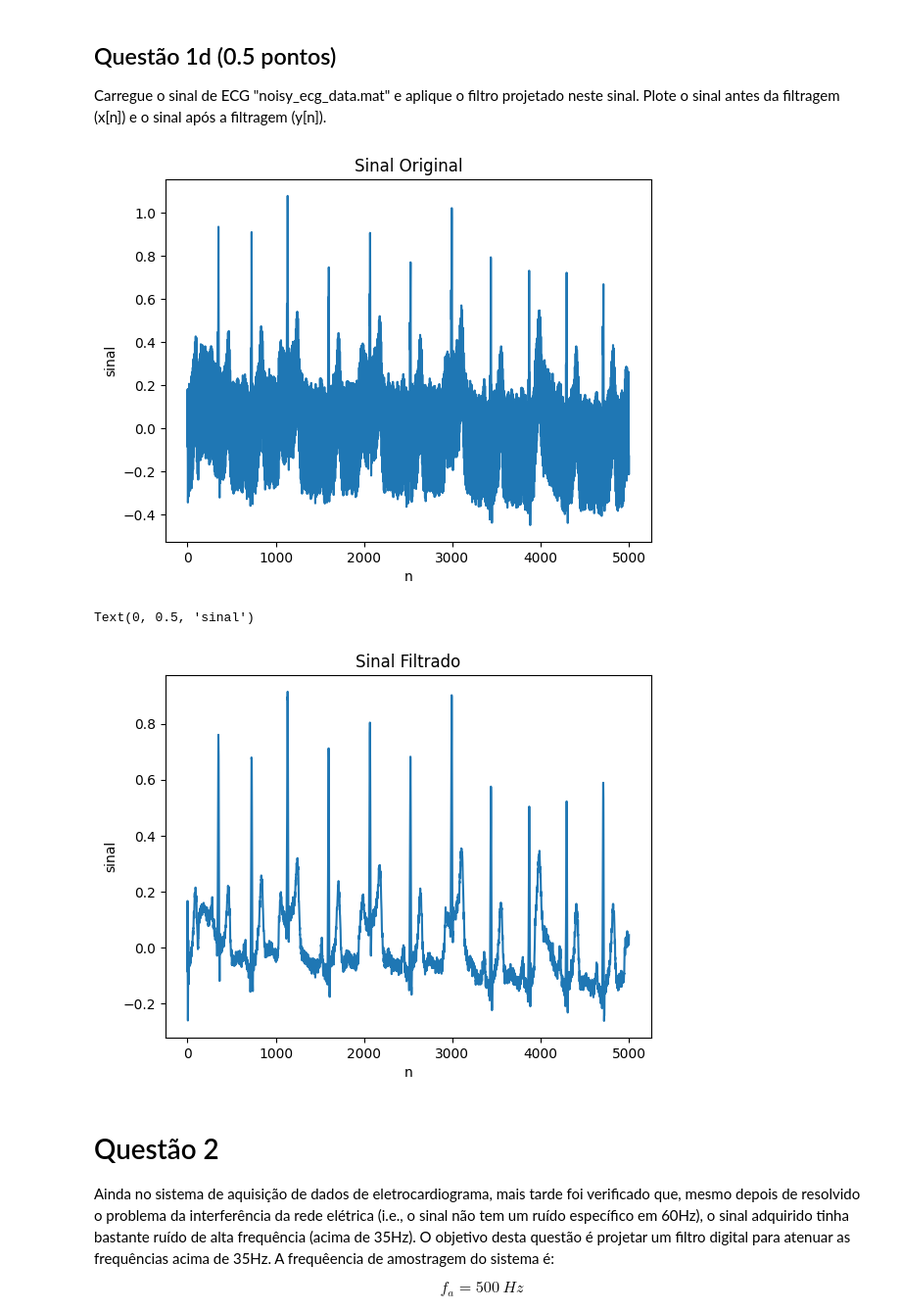
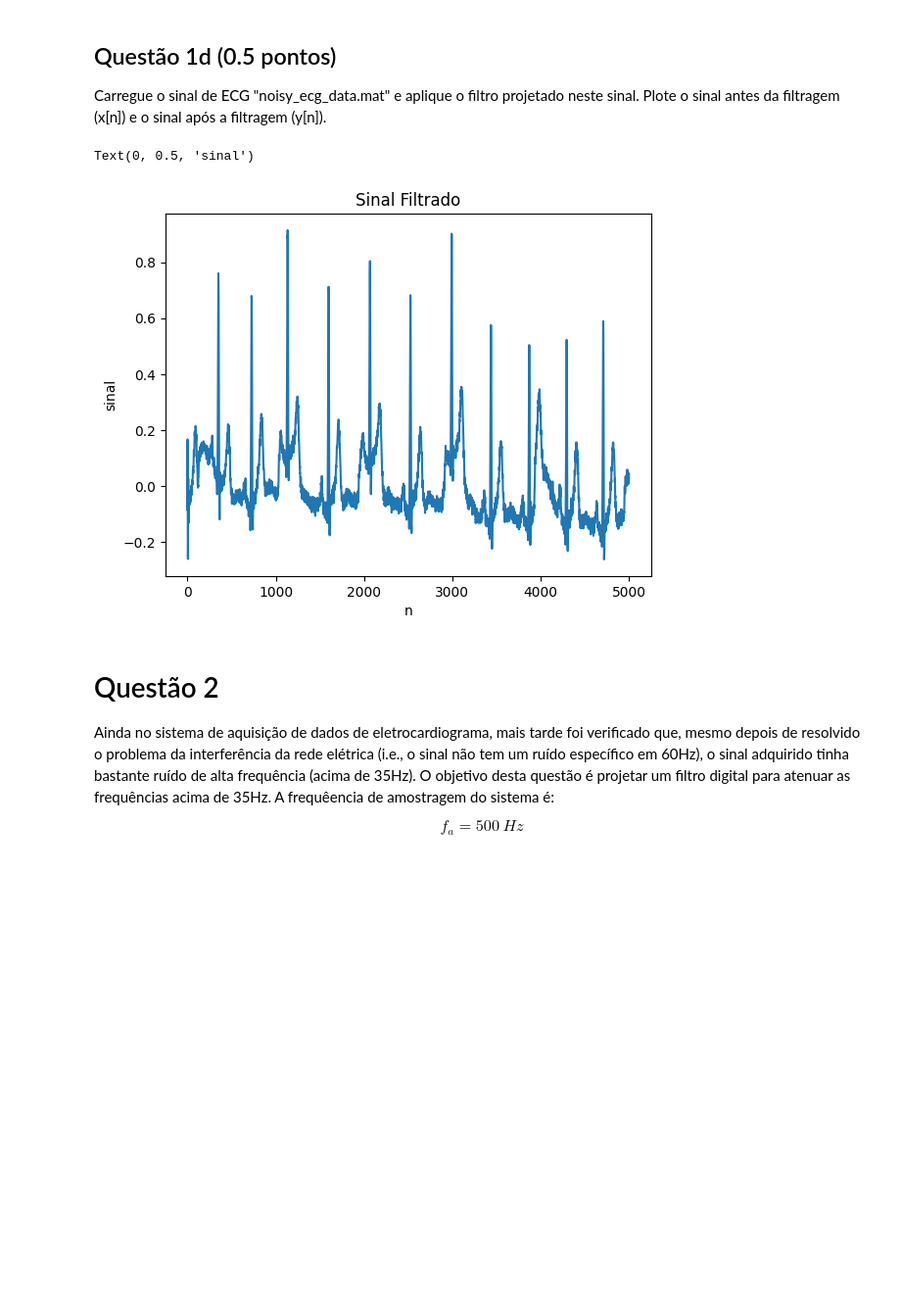
Before and after one commit to leopcortes/unb, a Jupyter notebook: sstd/Projeto2/200030582-projeto2.ipynb, the cells around one changed output. Shown: that part at 98% size. Cells and saved outputs as stored; diff of their text form; code cells hidden in the pictures; blank space fills up the shorter version.

```diff
--- a/sstd/Projeto2/200030582-projeto2.ipynb
+++ b/sstd/Projeto2/200030582-projeto2.ipynb
@@ -80,38 +82,22 @@ Carregue o sinal de ECG "noisy_ecg_data.mat" e aplique o filtro projetado neste
 # %%
 #Resposta da questão 1d
 sinal = sp.io.loadmat('noisy_ecg_data.mat')['noisy_ecg'].ravel()
 
-b0 = 1
-b1 = -1.458
-b2 = 1
-a0 = 1
-a1 = -1.3122
-a2 = 0.81
+sinal_filtrado = np.zeros(len(sinal))
 
-sinal_filtrado = np.zeros_like(sinal)
+sinal_filtrado[0] = sinal[0]
+sinal_filtrado[1] = sinal[1] +b1*sinal[0] - a1*sinal_filtrado[0]
 
-for n in range(len(sinal)):
-    if n >= 2:
-        sinal_filtrado[n] = b0*sinal[n] + b1*sinal[n-1] + b2*sinal[n-2] - a1*sinal_filtrado[n-1] - a2*sinal_filtrado[n-2]
-    elif n == 1:
-        sinal_filtrado[n] = b0*sinal[n] + b1*sinal[n-1] - a1*sinal_filtrado[n-1]
-    else:
-        sinal_filtrado[n] = b0*sinal[n]
-
-plt.plot(sinal)
-plt.title('Sinal Original')
-plt.xlabel('n')
-plt.ylabel('sinal')
-plt.show()
+for i in range(2, len(sinal_filtrado)):
+    sinal_filtrado[i] = b0 * sinal[i] + b1*sinal[i-1] + b2*sinal[i-2] - a1*sinal_filtrado[i-1] - a2*sinal_filtrado[i-2]
 
 plt.plot(sinal_filtrado)
 plt.title('Sinal Filtrado')
 plt.xlabel('n')
 plt.ylabel('sinal')
 # %% [output]
+Text(0, 0.5, 'sinal')
-[figure, old version]
+[figure, new version]
-Text(0, 0.5, 'sinal')
-[figure, removed]
 # %% [markdown]
 # Questão 2
 
```
Also changed, not shown: parts of 1 cell of this notebook, 1 other file.
